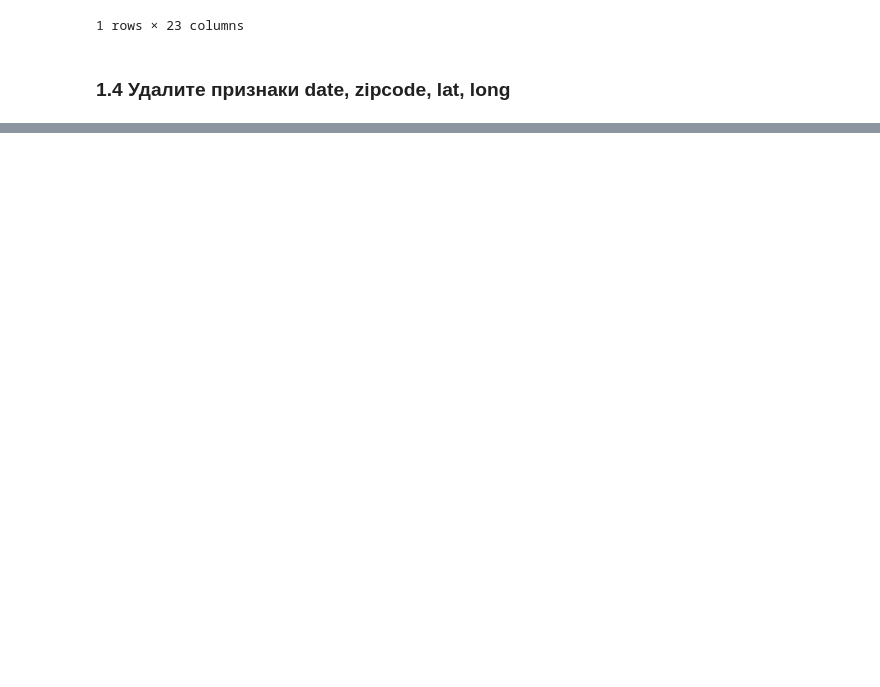
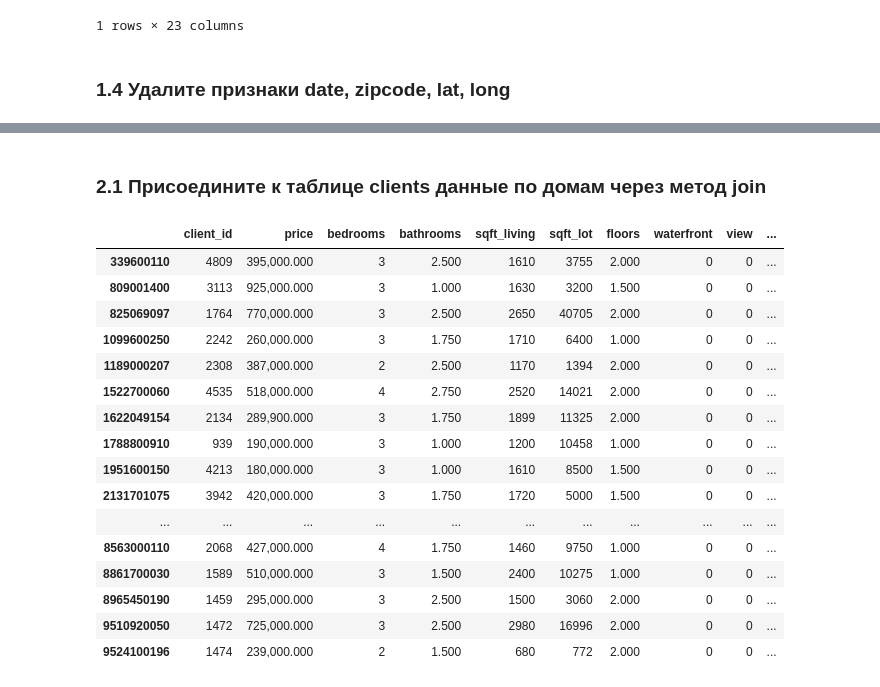
Before and after one commit to Olga643/Example, a Jupyter notebook: Untitled20.ipynb, the cells around one changed output, grey strips where cells are left out. Cells and saved outputs as stored; diff of their text form; code cells hidden in the pictures; blank space fills up the shorter version.

```diff
--- a/Untitled20.ipynb
+++ b/Untitled20.ipynb
@@ -88,0 +104,11 @@ df.sample(5)
+# %%
+clients = pd.DataFrame({ 'client_id': [1459, 4684, 3498, 3942, 4535, 2308, 2866, 2765, 1472, 4236, 2295, 939, 3840,
+                                       280, 20, 4332, 3475, 4213, 3113, 4809, 2134, 2242, 2068, 4929, 1384, 1589,
+                                       3317, 2260, 1727, 1764, 1611, 1474],
+                          'house_id': [8965450190, 6823100225, 5104540330, 2131701075, 1522700060, 1189000207, 6821600300,
+                                       7137950720, 9510920050, 6131600255, 5428000070, 1788800910, 8100400160, 3123049142,
+                                       6306800010, 5083000375, 7920100025, 1951600150, 809001400, 339600110, 1622049154,
+                                       1099600250, 8563000110, 2768100205, 3995700435, 8861700030, 3303980210, 7731100066,
+                                       8146100580, 825069097, 3889100029, 9524100196] })
+clients.set_index('house_id', inplace=True)
+clients.head()
@@ -88,0 +123,23 @@ df.sample(5)
+# %% [markdown]
+### 2.1 Присоедините к таблице clients данные по домам через метод join
+# %%
+joined = clients.join(df)
+joined
+# %% [output]
+|  | client_id | price | bedrooms | bathrooms | sqft_living | sqft_lot | floors | waterfront | view | ... |
+| 339600110 | 4809 | 395,000.000 | 3 | 2.500 | 1610 | 3755 | 2.000 | 0 | 0 | ... |
+| 809001400 | 3113 | 925,000.000 | 3 | 1.000 | 1630 | 3200 | 1.500 | 0 | 0 | ... |
+| 825069097 | 1764 | 770,000.000 | 3 | 2.500 | 2650 | 40705 | 2.000 | 0 | 0 | ... |
+| 1099600250 | 2242 | 260,000.000 | 3 | 1.750 | 1710 | 6400 | 1.000 | 0 | 0 | ... |
+| 1189000207 | 2308 | 387,000.000 | 2 | 2.500 | 1170 | 1394 | 2.000 | 0 | 0 | ... |
+| 1522700060 | 4535 | 518,000.000 | 4 | 2.750 | 2520 | 14021 | 2.000 | 0 | 0 | ... |
+| 1622049154 | 2134 | 289,900.000 | 3 | 1.750 | 1899 | 11325 | 2.000 | 0 | 0 | ... |
+| 1788800910 | 939 | 190,000.000 | 3 | 1.000 | 1200 | 10458 | 1.000 | 0 | 0 | ... |
+| 1951600150 | 4213 | 180,000.000 | 3 | 1.000 | 1610 | 8500 | 1.500 | 0 | 0 | ... |
+| 2131701075 | 3942 | 420,000.000 | 3 | 1.750 | 1720 | 5000 | 1.500 | 0 | 0 | ... |
+| ... | ... | ... | ... | ... | ... | ... | ... | ... | ... | ... |
+| 8563000110 | 2068 | 427,000.000 | 4 | 1.750 | 1460 | 9750 | 1.000 | 0 | 0 | ... |
+| 8861700030 | 1589 | 510,000.000 | 3 | 1.500 | 2400 | 10275 | 1.000 | 0 | 0 | ... |
+| 8965450190 | 1459 | 295,000.000 | 3 | 2.500 | 1500 | 3060 | 2.000 | 0 | 0 | ... |
+| 9510920050 | 1472 | 725,000.000 | 3 | 2.500 | 2980 | 16996 | 2.000 | 0 | 0 | ... |
+| 9524100196 | 1474 | 239,000.000 | 2 | 1.500 | 680 | 772 | 2.000 | 0 | 0 | ... |
```
Also changed, not shown: parts of 14 cells of this notebook.
